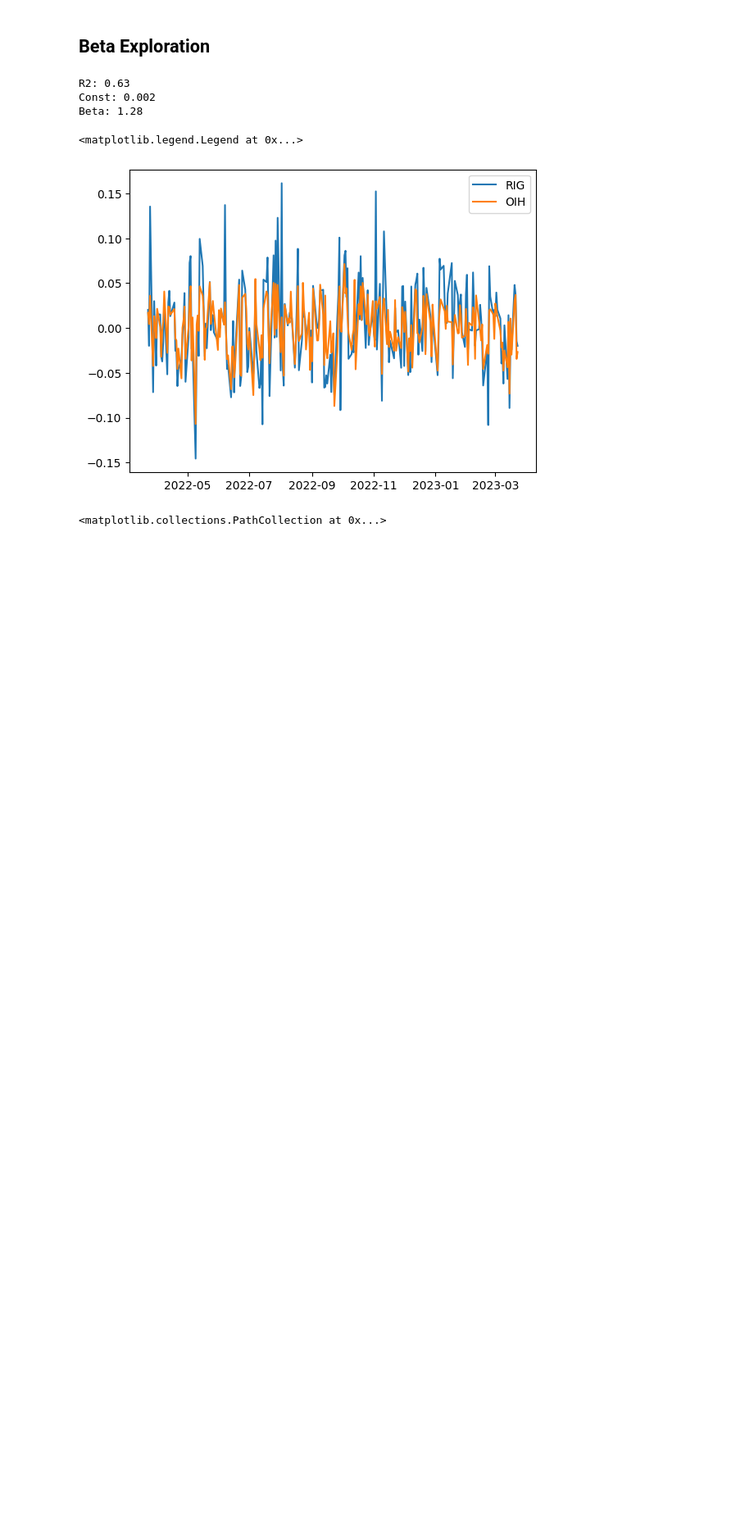
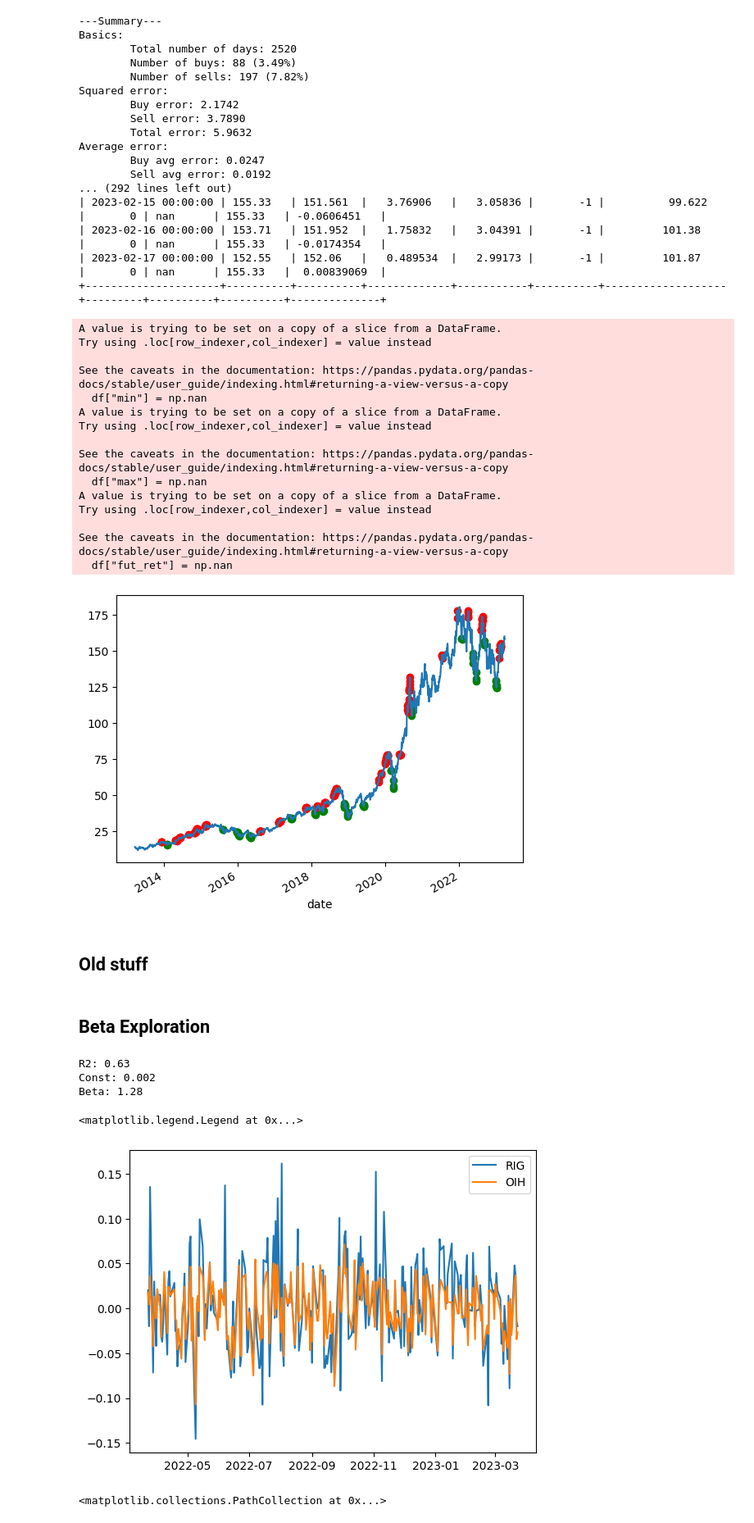
Before and after one commit to avyukd/terminal, a Jupyter notebook: asset-correlation.ipynb, the cells around one changed output. Shown: that part at 82% size. Saved outputs shown, nothing was run; the diff lists cells and outputs as text; code cells hidden in the pictures; blank space fills up the shorter version.

```diff
--- a/asset-correlation.ipynb
+++ b/asset-correlation.ipynb
@@ -13,3 +113,41 @@ prices = load_eod_prices()
+# %%
+print_bt_summary(df, 10, 252*10, log=True, hurdle=0.5)
+# %% [output]
+---Summary---
+Basics:
+        Total number of days: 2520
+        Number of buys: 88 (3.49%)
+        Number of sells: 197 (7.82%)
+Squared error:
+        Buy error: 2.1742
+        Sell error: 3.7890
+        Total error: 5.9632
+Average error:
+        Buy avg error: 0.0247
+        Sell avg error: 0.0192
+... (292 lines left out)
+| 2023-02-15 00:00:00 | 155.33   | 151.561  |   3.76906   |   3.05836 |       -1 |          99.622   |       0 | nan      | 155.33   | -0.0606451   |
+| 2023-02-16 00:00:00 | 153.71   | 151.952  |   1.75832   |   3.04391 |       -1 |         101.38    |       0 | nan      | 155.33   | -0.0174354   |
+| 2023-02-17 00:00:00 | 152.55   | 152.06   |   0.489534  |   2.99173 |       -1 |         101.87    |       0 | nan      | 155.33   |  0.00839069  |
++---------------------+----------+----------+-------------+-----------+----------+-------------------+---------+----------+----------+--------------+
+A value is trying to be set on a copy of a slice from a DataFrame.
+Try using .loc[row_indexer,col_indexer] = value instead
+
+See the caveats in the documentation: https://pandas.pydata.org/pandas-docs/stable/user_guide/indexing.html#returning-a-view-versus-a-copy
+  df["min"] = np.nan
+A value is trying to be set on a copy of a slice from a DataFrame.
+Try using .loc[row_indexer,col_indexer] = value instead
+
+See the caveats in the documentation: https://pandas.pydata.org/pandas-docs/stable/user_guide/indexing.html#returning-a-view-versus-a-copy
+  df["max"] = np.nan
+A value is trying to be set on a copy of a slice from a DataFrame.
+Try using .loc[row_indexer,col_indexer] = value instead
+
+See the caveats in the documentation: https://pandas.pydata.org/pandas-docs/stable/user_guide/indexing.html#returning-a-view-versus-a-copy
+  df["fut_ret"] = np.nan
+[figure, added]
+# %% [markdown]
+## Old stuff
 # %%
 ticker = "RIG"
 benchmark = "OIH"
```
Also changed, not shown: parts of 9 cells of this notebook, 6 other files.
